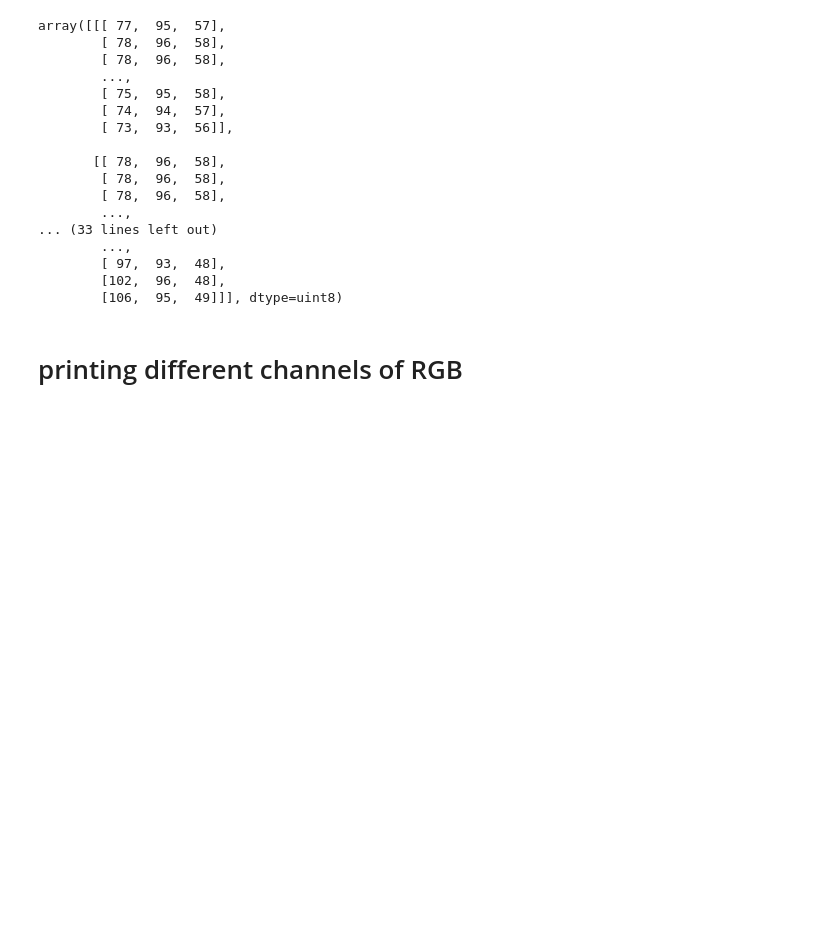
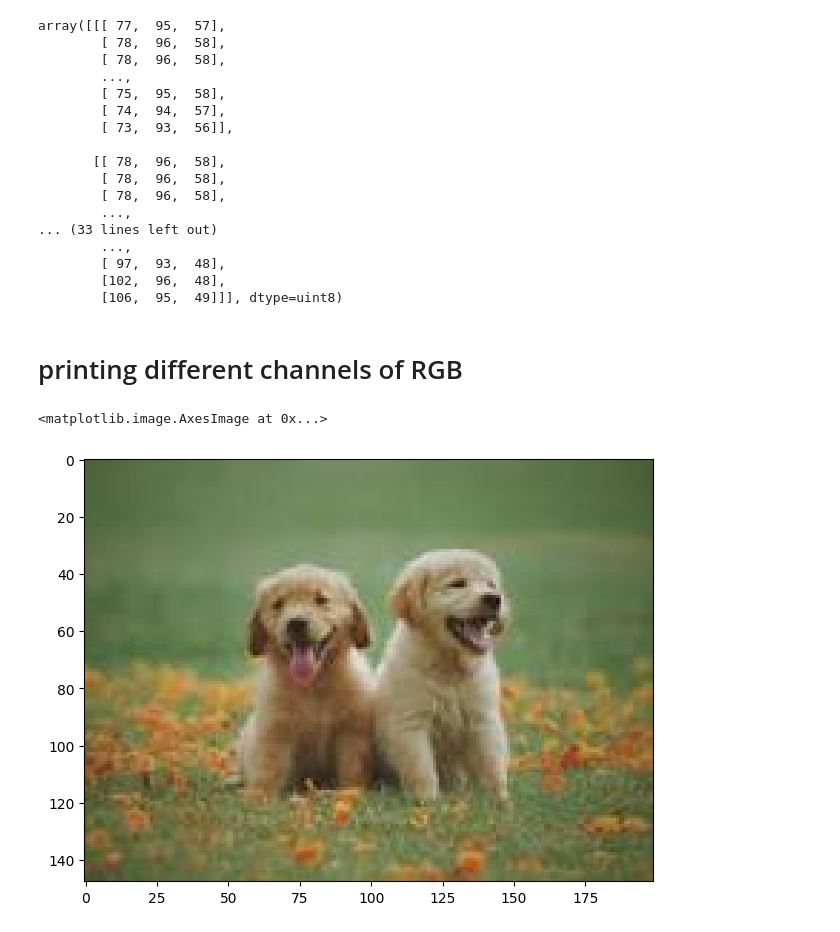
Before and after one commit to meghana507/ai-ml-practice-project, a Jupyter notebook: Reading_and_stacking_images.ipynb, the cells around one changed output. Cells and saved outputs as stored; diff of their text form; code cells hidden in the pictures; blank space fills up the shorter version.

```diff
--- a/Reading_and_stacking_images.ipynb
+++ b/Reading_and_stacking_images.ipynb
@@ -77,3 +77,8 @@ array([[[ 77,  95,  57],
         [106,  95,  49]]], dtype=uint8)
 # %% [markdown]
 # printing different channels of RGB
+# %%
+imshow(image)
+# %% [output]
+<matplotlib.image.AxesImage at 0x...>
+[figure, added]
```
Also changed, not shown: parts of 6 cells of this notebook.
